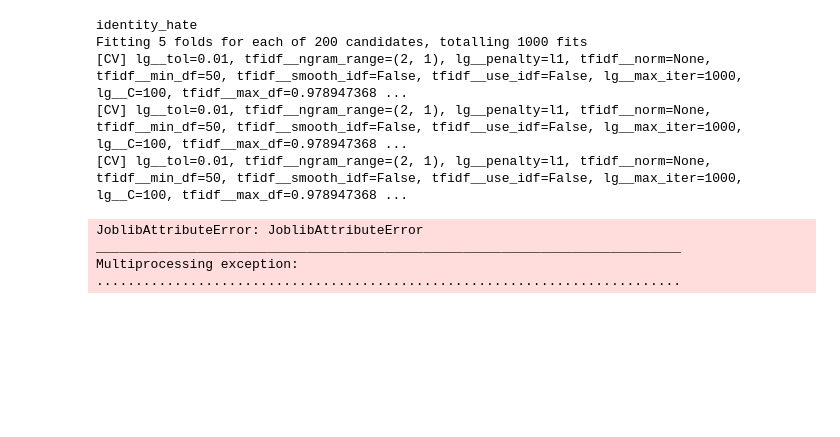
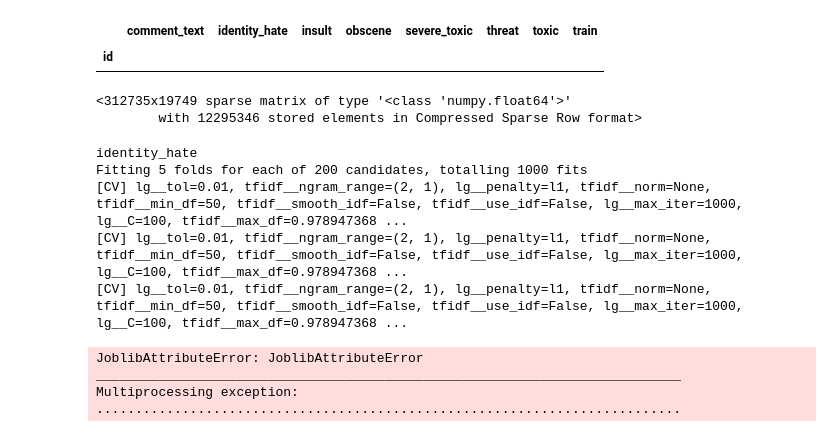
Before and after one commit to modvala/Toxic_comp, a Jupyter notebook: TFIDF_LOGREG_SEARCH.ipynb, the cells around one changed output. Drawn from its saved outputs; the diff is of its cells as text; code cells hidden in the pictures; blank space fills up the shorter version.

```diff
--- a/TFIDF_LOGREG_SEARCH.ipynb
+++ b/TFIDF_LOGREG_SEARCH.ipynb
@@ -27,6 +27,24 @@ data.head()
 | 000113f07ec002fd | Hey man, I'm really not trying to... | 0.0 | 0.0 | 0.0 | 0.0 | 0.0 | 0.0 | 1.0 |
 | 0001b41b1c6bb37e | "\nMore\nI can't make any real su... | 0.0 | 0.0 | 0.0 | 0.0 | 0.0 | 0.0 | 1.0 |
 | 0001d958c54c6e35 | You, sir, are my hero. Any chance... | 0.0 | 0.0 | 0.0 | 0.0 | 0.0 | 0.0 | 1.0 |
+# %%
+data[data.comment_text=="I also told him that coun...rk with you:..."]
+# %% [output]
+|  | comment_text | identity_hate | insult | obscene | severe_toxic | threat | toxic | train |
+| id |  |  |  |  |  |  |  |  |
+# %%
+TfidfVectorizer(decode_error='ignore',
+                norm='l2',
+                ngram_range=(2, 1),
+                sublinear_tf=True,
+                max_df=0.884210526316,
+                use_idf=True,
+                smooth_idf=True,
+                min_df=30,
+                lowercase=False).fit_transform(data.loc[:, 'comment_text'])
+# %% [output]
+<312735x19749 sparse matrix of type '<class 'numpy.float64'>'
+        with 12295346 stored elements in Compressed Sparse Row format>
 # %%
 pipe = Pipeline([('tfidf', TfidfVectorizer()), ('lg', LogisticRegression())])
 # %%
```
Also changed, not shown: parts of 1 cell of this notebook.
